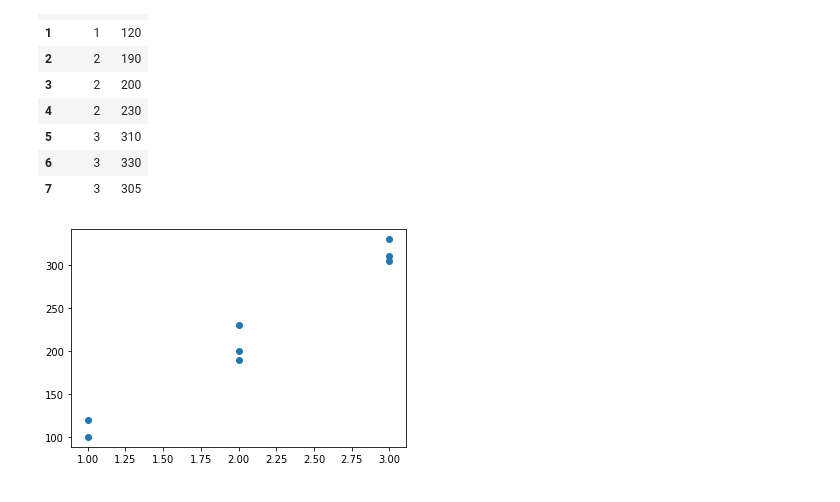
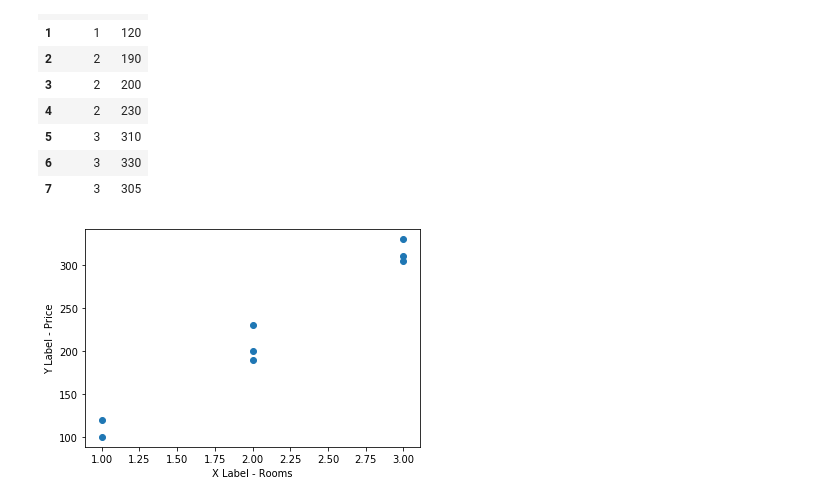
Before and after one commit to renegmed/tf2_bootcamp_portilla, a Jupyter notebook: 05_visualization_crash_course/01_basics.ipynb, the cells around one changed output. Saved outputs shown, nothing was run; the diff lists cells and outputs as text; code cells hidden in the pictures.

```diff
--- a/05_visualization_crash_course/01_basics.ipynb
+++ b/05_visualization_crash_course/01_basics.ipynb
@@ -30,9 +30,11 @@ housing
 | 7 | 3 | 305 |
 # %%
 plt.scatter(housing['rooms'], housing['price'])
+plt.xlabel('X Label - Rooms')
+plt.ylabel('Y Label - Price');
 plt.show()
 # %% [output]
-[figure, old version]
+[figure, new version]
 # %%
 plt.plot(x,y, color='red', marker='*', markersize=15,linestyle='--')
 # google hex color picker for color selection in hex code
```
Also changed, not shown: parts of 1 cell of this notebook, 21 other files.
